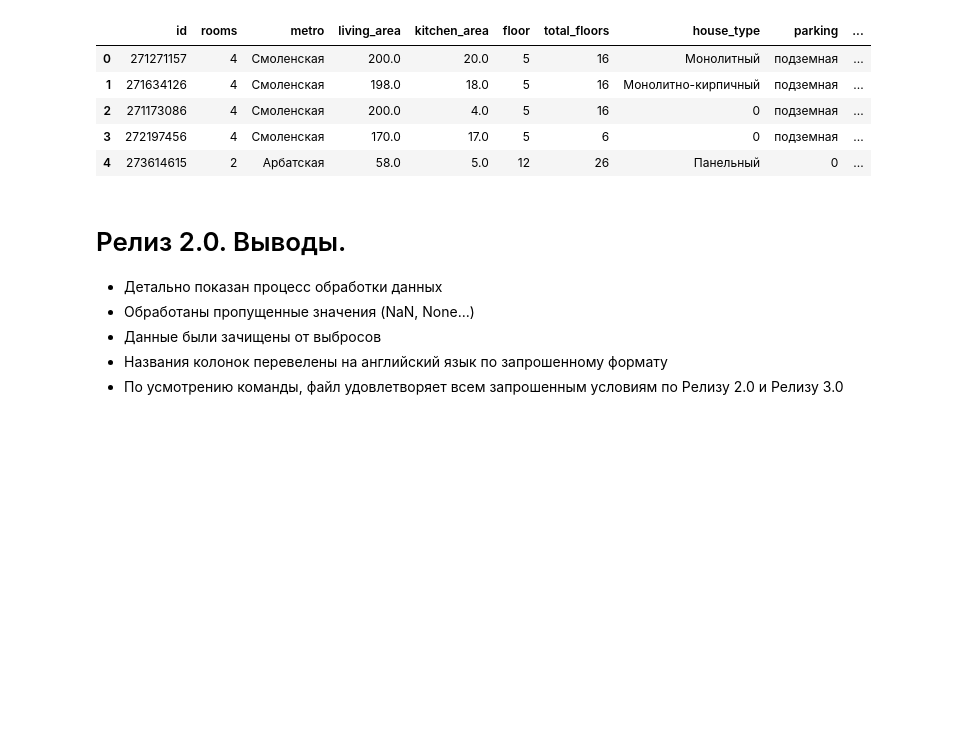
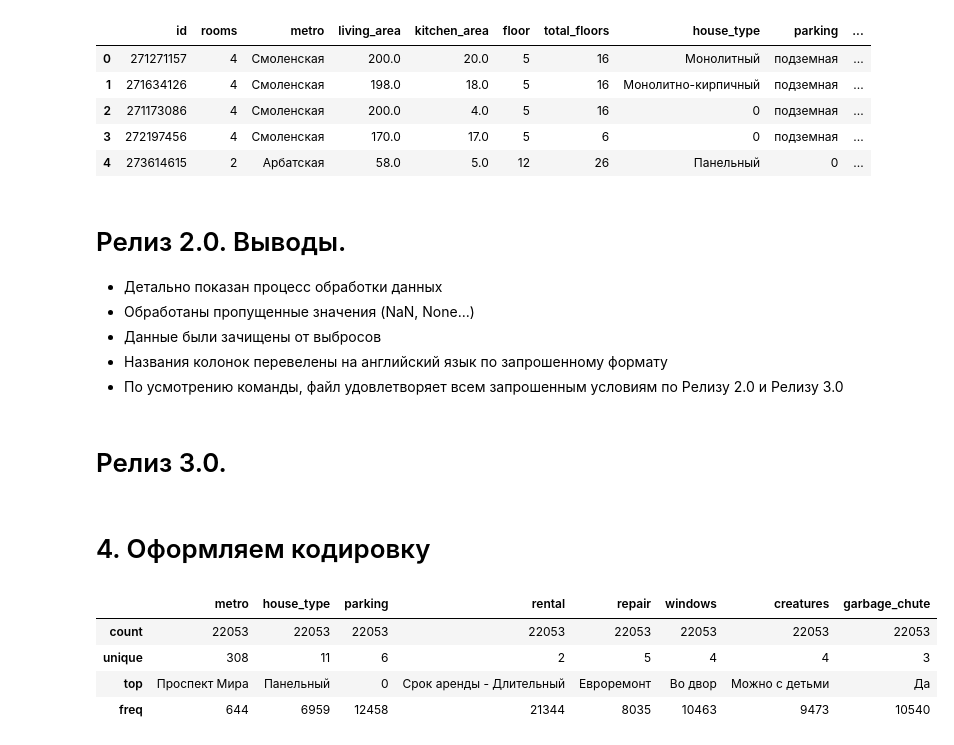
Before and after one commit to Taralina/pandas_rent_real_estate, a Jupyter notebook: project/5.realises/preprocessing.ipynb, the cells around one changed output. Saved outputs shown, nothing was run; the diff lists cells and outputs as text; code cells hidden in the pictures; blank space fills up the shorter version.

Commit message:
Релиз 3.0 оформлен. Задание выполнено. Обработка github и отпарвка ссылки на проверку

```diff
--- a/project/5.realises/preprocessing.ipynb
+++ b/project/5.realises/preprocessing.ipynb
@@ -787,3 +790,16 @@ subwaydf.to_csv('data.csv', index=False)
 - Данные были зачищены от выбросов
 - Названия колонок перевелены на английский язык по запрошенному формату
 - По усмотрению команды, файл удовлетворяет всем запрошенным условиям по Релизу 2.0 и Релизу 3.0
+# %% [markdown]
+# Релиз 3.0.
+# %% [markdown]
+# 4. Оформляем кодировку
+# %%
+#найдем колонки только с категориальными признаками
+subwaydf.describe(include=['O'])
+# %% [output]
+|  | metro | house_type | parking | rental | repair | windows | creatures | garbage_chute |
+| count | 22053 | 22053 | 22053 | 22053 | 22053 | 22053 | 22053 | 22053 |
+| unique | 308 | 11 | 6 | 2 | 5 | 4 | 4 | 3 |
+| top | Проспект Мира | Панельный | 0 | Срок аренды - Длительный | Евроремонт | Во двор | Можно с детьми | Да |
+| freq | 644 | 6959 | 12458 | 21344 | 8035 | 10463 | 9473 | 10540 |
```
Also changed, not shown: parts of 14 cells of this notebook, 3 other files.
